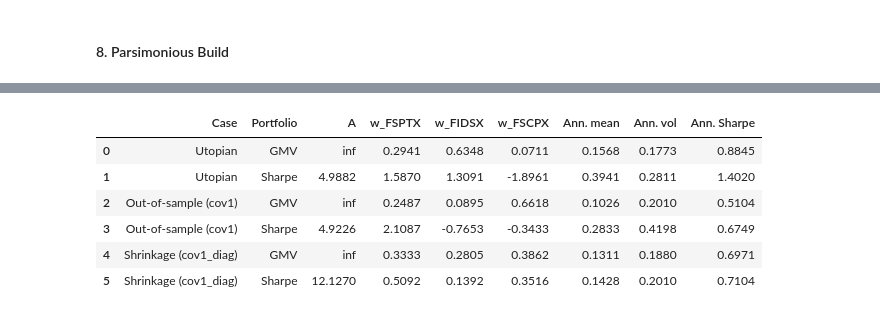
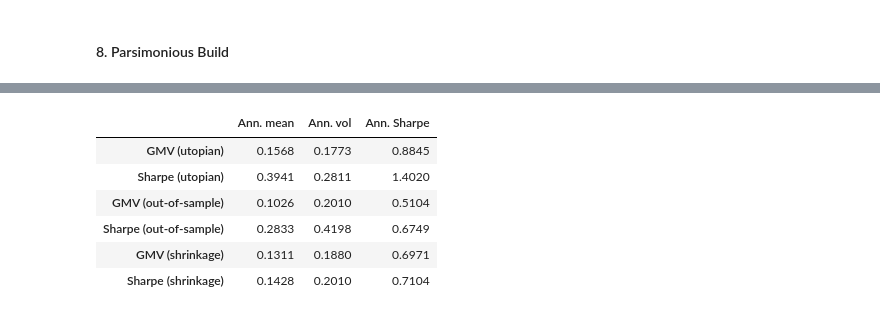
Before and after one commit to ctorello17/Project1, a Jupyter notebook: project1.ipynb, the cells around one changed output, grey strips where cells are left out. Cells and saved outputs as stored; diff of their text form; code cells hidden in the pictures.

```diff
--- a/project1.ipynb
+++ b/project1.ipynb
@@ -514,63 +514,54 @@ min gap (should be >= 0): -0.9407748885296257 | max gap: -0.5191434539139805
 #### 8. Parsimonious Build
 # %%
 mu1v, cov1v = mu1.values, cov1.values
-cov1_diag = np.diag(np.diag(cov1v)) #zero correlations
+cov1_diag = np.diag(np.diag(cov1v))  # zero correlations
 
 def frontier(A_grid, mu_est, S_est, mu_eval, S_eval):
     W = np.array([mv_port(A, mu_est, S_est) for A in A_grid])
-    return W @ mu_eval, np.sqrt(np.einsum('ij,jk,ik->i', W, S_eval, W))
+    return W @ mu_eval, np.sqrt(np.einsum("ij,jk,ik->i", W, S_eval, W))
 
-mean6, vol6 = frontier(A_grid, mu1v, cov1v, mu2v, cov2v) #part 6 out-of-sample
-mean8, vol8 = frontier(A_grid, mu1v, cov1_diag, mu2v, cov2v) #part 8 out-of-sample with zero correlations
+mean6, vol6 = frontier(A_grid, mu1v, cov1v, mu2v, cov2v)       # Part 6 (out-of-sample)
+mean8, vol8 = frontier(A_grid, mu1v, cov1_diag, mu2v, cov2v)   # Part 8 (shrinkage)
 
-for v in [0.25, 0.30, 0.40, 0.50]: #annualized volatility targets on the green curve's range
-    m_u = np.interp(v, vol5*k_v, mean5*k_m)
-    m_6 = np.interp(v, vol6*k_v, mean6*k_m)
-    m_8 = np.interp(v, vol8*k_v, mean8*k_m)
-    print(f"Volatility target: {v}, Utopian mean: {m_u}, Out-of-sample mean (mu1, cov1): {m_6}, Out-of-sample mean (mu1, cov1_diag): {m_8}")
+# GMV and Sharpe portfolios for each set of estimates, all evaluated in period 2
+def gmv_and_sharpe(mu_est, S_est):
+    w0, _ = two_funds(mu_est, S_est)
+    A_T = np.ones(3) @ np.linalg.inv(S_est) @ mu_est
+    wT = mv_port(A_T, mu_est, S_est)
+    return port_stats(w0, mu2v, cov2v), port_stats(wT, mu2v, cov2v)
 
-# (estimation mu, estimation Sigma, curve color) for each case; every portfolio is evaluated with period 2
-cases = {
-    "Utopian":                (mu2v, cov2v,     "tab:blue"),
-    "Out-of-sample (cov1)":   (mu1v, cov1v,     "tab:orange"),
-    "Shrinkage (cov1_diag)":  (mu1v, cov1_diag, "tab:green"),
-}
-
-rows = []
-for name, (mu_e, S_e, col) in cases.items():
-    w0, _ = two_funds(mu_e, S_e)
-    A_T = np.ones(3) @ np.linalg.inv(S_e) @ mu_e
-    wT = mv_port(A_T, mu_e, S_e)
-    for label, w, A in [("GMV", w0, np.inf), ("Sharpe", wT, A_T)]:
-        m, v = port_stats(w, mu2v, cov2v)
-        rows.append({"Case": name, "Portfolio": label, "A": A,
-                     "w_FSPTX": w[0], "w_FIDSX": w[1], "w_FSCPX": w[2],
-                     "Ann. mean": m * k_m, "Ann. vol": v * k_v,
-                     "Ann. Sharpe": (m * k_m) / (v * k_v), "color": col})
-summary = pd.DataFrame(rows)
-display(summary.drop(columns="color").round(4))
-
-# label offsets in points (x, y); adjust if labels overlap
-offsets = {("Utopian", "GMV"): (-60, 15),   ("Utopian", "Sharpe"): (-70, 20),
-           ("Out-of-sample (cov1)", "GMV"): (10, -25), ("Out-of-sample (cov1)", "Sharpe"): (15, 15),
-           ("Shrinkage (cov1_diag)", "GMV"): (10, 15), ("Shrinkage (cov1_diag)", "Sharpe"): (15, -25)}
+(m_g1, v_g1), (m_T1, v_T1) = gmv_and_sharpe(mu1v, cov1v)
+(m_gd, v_gd), (m_Td, v_Td) = gmv_and_sharpe(mu1v, cov1_diag)
 
 plt.figure(figsize=(8, 6))
-plt.plot(vol5 * k_v, mean5 * k_m, color="tab:blue",   label="Utopian MV frontier (mu2, cov2)")
-plt.plot(vol6 * k_v, mean6 * k_m, color="tab:orange", label="Out-of-sample MV frontier (mu1, cov1)")
-plt.plot(vol8 * k_v, mean8 * k_m, color="tab:green",  label="Out-of-sample MV frontier (mu1, cov1_diag)")
+plt.plot(vol5 * k_v, mean5 * k_m, color="tab:blue", label="Utopian (mu2, cov2)")
+plt.plot(vol6 * k_v, mean6 * k_m, color="tab:orange", label="Out-of-sample (mu1, cov1)")
+plt.plot(vol8 * k_v, mean8 * k_m, color="tab:green", label="Shrinkage (mu1, diag cov1)")
 
-for _, r in summary.iterrows():
-    mk, sz = ("o", 70) if r["Portfolio"] == "GMV" else ("*", 170)
-    plt.scatter(r["Ann. vol"], r["Ann. mean"], color=r["color"], marker=mk, s=sz,
-                edgecolor="black", zorder=4)
-    plt.annotate(f'{r["Portfolio"]}\n({r["Ann. vol"]:.2f}, {r["Ann. mean"]:.2f})',
-                 (r["Ann. vol"], r["Ann. mean"]),
-                 xytext=offsets[(r["Case"], r["Portfolio"])], textcoords="offset points",
-                 fontsize=8, arrowprops=dict(arrowstyle="-", color="gray"))
+plt.scatter(vol_gmv * k_v, mean_gmv * k_m, color="tab:blue", edgecolors="black", s=70, zorder=3, label="GMV (utopian)")
+plt.scatter(vol_T * k_v, mean_T * k_m, color="tab:blue", edgecolors="black", marker="*", s=220, zorder=3, label="Sharpe (utopian)")
+plt.scatter(v_g1 * k_v, m_g1 * k_m, color="tab:orange", edgecolors="black", s=70, zorder=3, label="GMV (out-of-sample)")
+plt.scatter(v_T1 * k_v, m_T1 * k_m, color="tab:orange", edgecolors="black", marker="*", s=220, zorder=3, label="Sharpe (out-of-sample)")
+plt.scatter(v_gd * k_v, m_gd * k_m, color="tab:green", edgecolors="black", s=70, zorder=3, label="GMV (shrinkage)")
+plt.scatter(v_Td * k_v, m_Td * k_m, color="tab:green", edgecolors="black", marker="*", s=220, zorder=3, label="Sharpe (shrinkage)")
 
 plt.xlabel("Annualized volatility"); plt.ylabel("Annualized mean return")
-plt.title("MV frontiers with GMV (circle) and Sharpe (star) portfolios")
-plt.grid(True); plt.legend(loc="lower right", fontsize=8)
+plt.title("Out-of-sample MV frontier with and without zero correlations")
+plt.grid(True); plt.legend(fontsize=8)
 plt.show()
+
+# mean return of each frontier at the same volatility levels (annualized)
+for v in [0.25, 0.30, 0.40, 0.50]:
+    m_u = np.interp(v, vol5 * k_v, mean5 * k_m)
+    m_6 = np.interp(v, vol6 * k_v, mean6 * k_m)
+    m_8 = np.interp(v, vol8 * k_v, mean8 * k_m)
+    print(f"Vol {v:.2f}: Utopian {m_u:.4f} | Out-of-sample {m_6:.4f} | Shrinkage {m_8:.4f}")
+
+# GMV and Sharpe summary (evaluated in period 2, annualized)
+pd.DataFrame({
+    "Ann. mean": [mean_gmv, mean_T, m_g1, m_T1, m_gd, m_Td],
+    "Ann. vol":  [vol_gmv, vol_T, v_g1, v_T1, v_gd, v_Td],
+}, index=["GMV (utopian)", "Sharpe (utopian)", "GMV (out-of-sample)", "Sharpe (out-of-sample)",
+          "GMV (shrinkage)", "Sharpe (shrinkage)"]).mul([k_m, k_v]).assign(
+    **{"Ann. Sharpe": lambda d: d["Ann. mean"] / d["Ann. vol"]}).round(4)
 # %% [output]
@@ -581,7 +573,7 @@ Volatility target: 0.5, Utopian mean: 0.16867739318443653, Out-of-sample mean (m
-|  | Case | Portfolio | A | w_FSPTX | w_FIDSX | w_FSCPX | Ann. mean | Ann. vol | Ann. Sharpe |
-| 0 | Utopian | GMV | inf | 0.2941 | 0.6348 | 0.0711 | 0.1568 | 0.1773 | 0.8845 |
-| 1 | Utopian | Sharpe | 4.9882 | 1.5870 | 1.3091 | -1.8961 | 0.3941 | 0.2811 | 1.4020 |
-| 2 | Out-of-sample (cov1) | GMV | inf | 0.2487 | 0.0895 | 0.6618 | 0.1026 | 0.2010 | 0.5104 |
-| 3 | Out-of-sample (cov1) | Sharpe | 4.9226 | 2.1087 | -0.7653 | -0.3433 | 0.2833 | 0.4198 | 0.6749 |
-| 4 | Shrinkage (cov1_diag) | GMV | inf | 0.3333 | 0.2805 | 0.3862 | 0.1311 | 0.1880 | 0.6971 |
-| 5 | Shrinkage (cov1_diag) | Sharpe | 12.1270 | 0.5092 | 0.1392 | 0.3516 | 0.1428 | 0.2010 | 0.7104 |
+|  | Ann. mean | Ann. vol | Ann. Sharpe |
+| GMV (utopian) | 0.1568 | 0.1773 | 0.8845 |
+| Sharpe (utopian) | 0.3941 | 0.2811 | 1.4020 |
+| GMV (out-of-sample) | 0.1026 | 0.2010 | 0.5104 |
+| Sharpe (out-of-sample) | 0.2833 | 0.4198 | 0.6749 |
+| GMV (shrinkage) | 0.1311 | 0.1880 | 0.6971 |
+| Sharpe (shrinkage) | 0.1428 | 0.2010 | 0.7104 |
```
Also changed, not shown: parts of 1 cell of this notebook.
